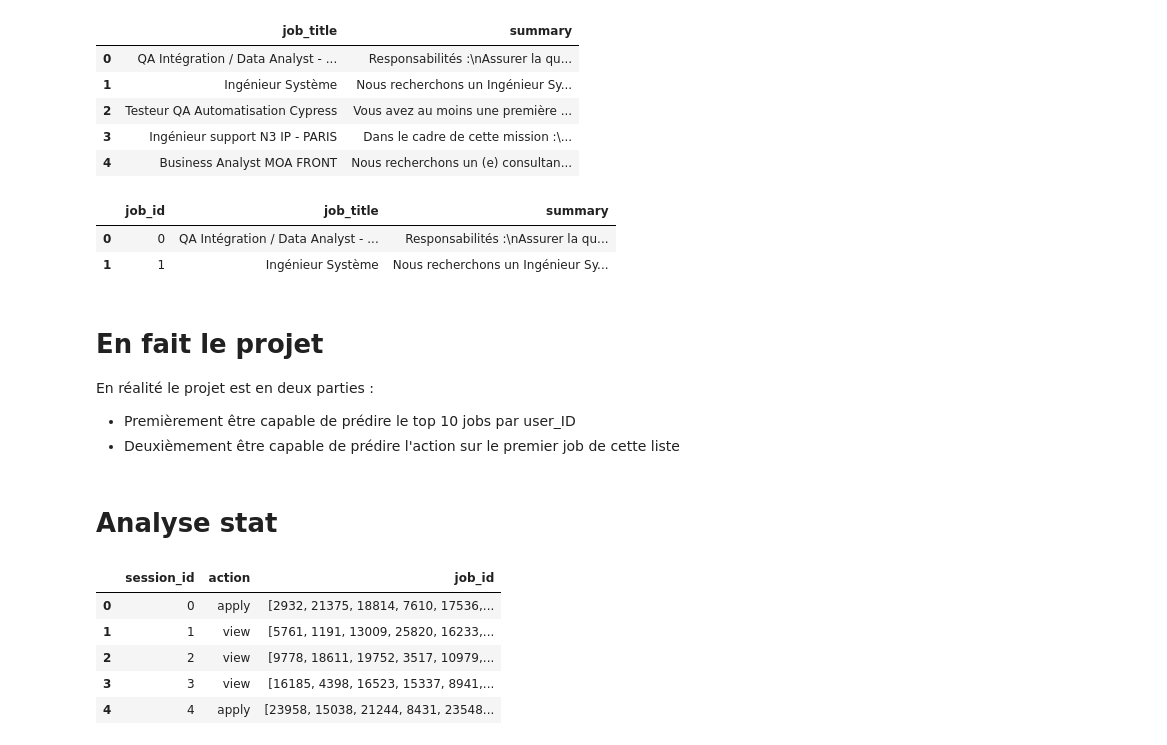
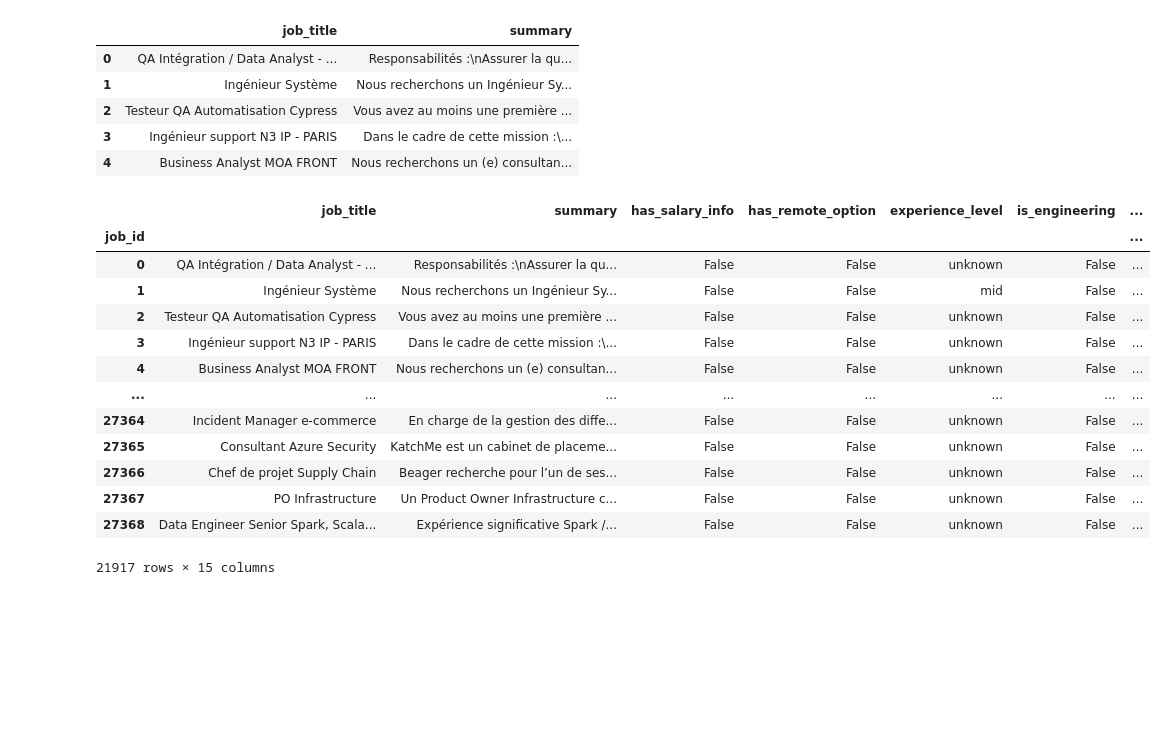
Before and after one commit to Ilyes-Azni/sequence-prediction-HRFLOW, a Jupyter notebook: premiere_vue.ipynb, the cells around one changed output. Cells and saved outputs as stored; diff of their text form; code cells hidden in the pictures; blank space fills up the shorter version.

Commit message:
Premiere vue done

```diff
--- a/premiere_vue.ipynb
+++ b/premiere_vue.ipynb
@@ -98,4 +82,0 @@ emploi
-# %%
-emploi['job_id'] = emploi.index
-
-emploi
@@ -171,3 +138,31 @@ processed_emploi[['job_title', 'summary']].head()
 | 4 | Business Analyst MOA FRONT | Nous recherchons un (e) consultan... |
 # %%
 processed_emploi.drop(columns=["job_description"], inplace=True)
+# %%
+import re
+processed_emploi.index = processed_emploi.index.astype(int)
+processed_emploi.index.name = 'job_id'
+
+# Create more features from the job text data
+def extract_additional_features(df):
+    """Extract additional features from job descriptions"""
+    # Initialize new columns
+    df['has_salary_info'] = df['summary'].str.contains('salary|compensation|pay', case=False, regex=True)
+    df['has_remote_option'] = df['summary'].str.contains('remote|work from home|telecommute', case=False, regex=True)
+    df['experience_level'] = df['summary'].apply(lambda x:
+        'senior' if re.search(r'senior|experienced|[5-9]\+?\s*years', str(x), re.I) else
+        'mid' if re.search(r'mid|intermediate|[2-4]\+?\s*years', str(x), re.I) else
+        'junior' if re.search(r'junior|entry|graduate|[0-1]\+?\s*years', str(x), re.I) else
+        'unknown')
+
+    # Extract potential job categories using keyword matching
+    categories = ['engineering', 'marketing', 'sales', 'finance', 'hr', 'customer service',
+                 'data science', 'design', 'product', 'operations']
+
+    for category in categories:
+        df[f'is_{category.replace(" ", "_")}'] = df['job_title'].str.contains(
+            category, case=False, regex=True) | df['summary'].str.contains(category, case=False, regex=True)
+
+    return df
+
+processed_emploi = extract_additional_features(processed_emploi)
@@ -174,25 +196,17 @@ processed_emploi.drop(columns=["job_description"], inplace=True)
 # %%
-processed_emploi.head(2)
+processed_emploi
 # %% [output]
-|  | job_id | job_title | summary |
-| 0 | 0 | QA Intégration / Data Analyst - ... | Responsabilités :\nAssurer la qu... |
-| 1 | 1 | Ingénieur Système | Nous recherchons un Ingénieur Sy... |
+|  | job_title | summary | has_salary_info | has_remote_option | experience_level | is_engineering | ... |
+| job_id |  |  |  |  |  |  | ... |
+| 0 | QA Intégration / Data Analyst - ... | Responsabilités :\nAssurer la qu... | False | False | unknown | False | ... |
+| 1 | Ingénieur Système | Nous recherchons un Ingénieur Sy... | False | False | mid | False | ... |
+| 2 | Testeur QA Automatisation Cypress | Vous avez au moins une première ... | False | False | unknown | False | ... |
+| 3 | Ingénieur support N3 IP - PARIS | Dans le cadre de cette mission :\... | False | False | unknown | False | ... |
+| 4 | Business Analyst MOA FRONT | Nous recherchons un (e) consultan... | False | False | unknown | False | ... |
+| ... | ... | ... | ... | ... | ... | ... | ... |
+| 27364 | Incident Manager e-commerce | En charge de la gestion des diffe... | False | False | unknown | False | ... |
+| 27365 | Consultant Azure Security | KatchMe est un cabinet de placeme... | False | False | unknown | False | ... |
+| 27366 | Chef de projet Supply Chain | Beager recherche pour l’un de ses... | False | False | unknown | False | ... |
+| 27367 | PO Infrastructure | Un Product Owner Infrastructure c... | False | False | unknown | False | ... |
+| 27368 | Data Engineer Senior Spark, Scala... | Expérience significative Spark /... | False | False | unknown | False | ... |
+21917 rows × 15 columns
-# %% [markdown]
-# En fait le projet
-
-En réalité le projet est en deux parties :
-- Premièrement être capable de prédire le top 10 jobs par user_ID
-- Deuxièmement être capable de prédire l'action sur le premier job de cette liste
-# %% [markdown]
-# Analyse stat
-# %%
-# Visualize random predictions to understand what we are waiting for
-dum_pred = pd.read_csv(r"C:\Users\PC\Desktop\HRFlow - Recommandation d'emploi basée sur le comportement\random_predictions_iNUaFEi.csv")
-dum_pred.head()
-# %% [output]
-|  | session_id | action | job_id |
-| 0 | 0 | apply | [2932, 21375, 18814, 7610, 17536,... |
-| 1 | 1 | view | [5761, 1191, 13009, 25820, 16233,... |
-| 2 | 2 | view | [9778, 18611, 19752, 3517, 10979,... |
-| 3 | 3 | view | [16185, 4398, 16523, 15337, 8941,... |
-| 4 | 4 | apply | [23958, 15038, 21244, 8431, 23548... |
```
Also changed, not shown: parts of 20 cells of this notebook.
